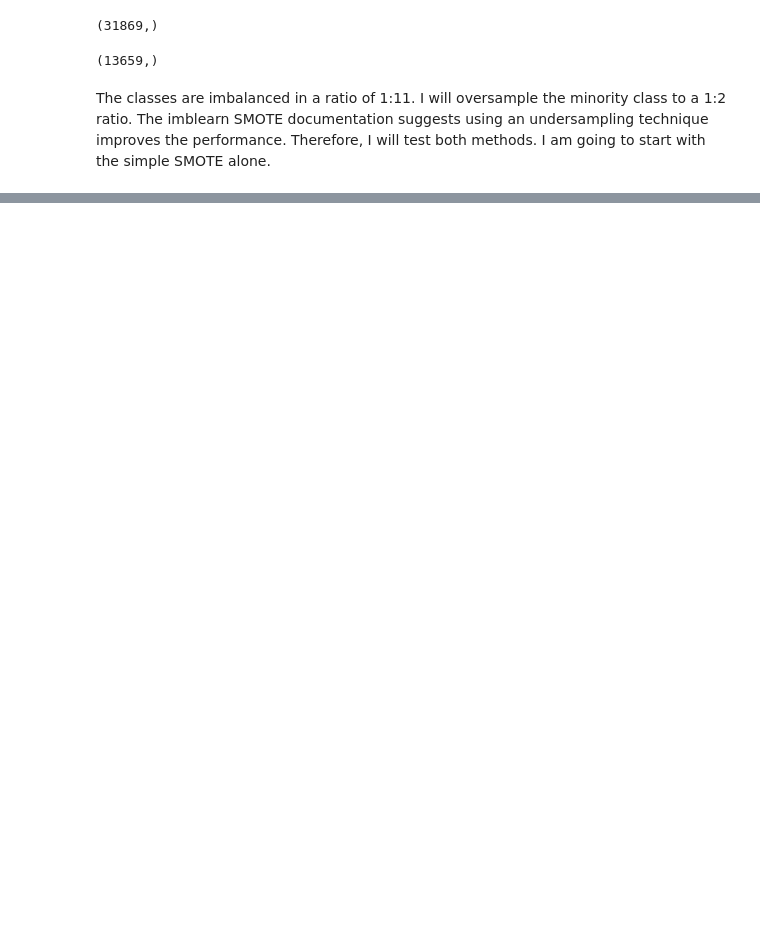
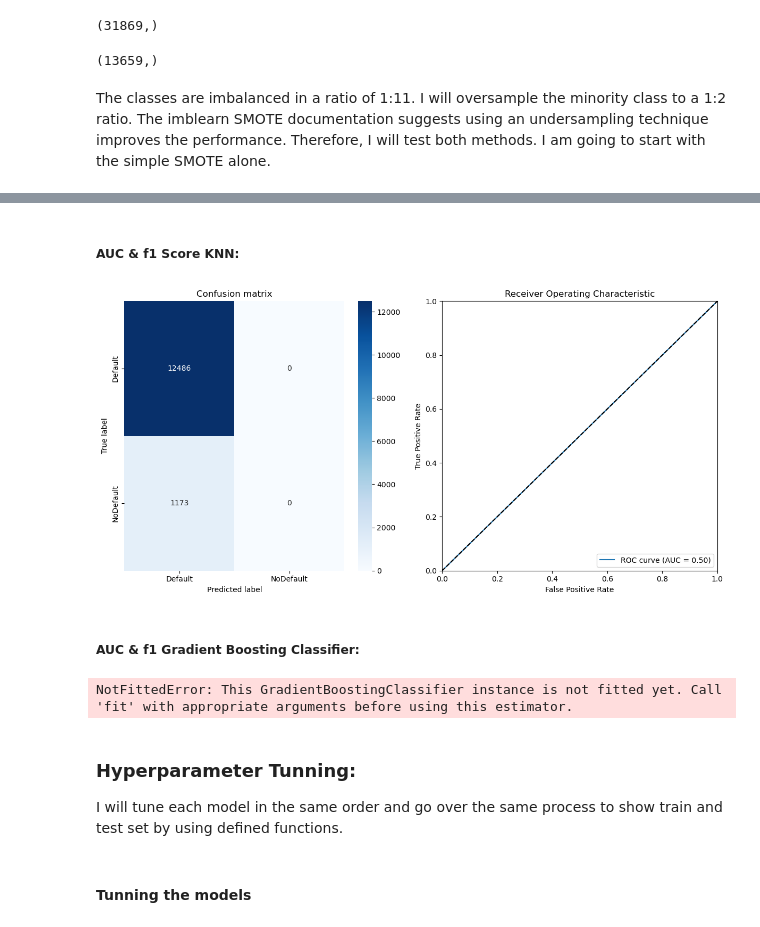
Before and after one commit to CamiloDS16/Project-2-AmEx-Credit-Card-Default-, a Jupyter notebook: Project-2-AmEx-Credit-Card-Default-/notebooks/modeling_amex.ipynb, the cells around one changed output, grey strips where cells are left out. Cells and saved outputs as stored; diff of their text form; code cells hidden in the pictures; blank space fills up the shorter version.

```diff
--- a/Project-2-AmEx-Credit-Card-Default-/notebooks/modeling_amex.ipynb
+++ b/Project-2-AmEx-Credit-Card-Default-/notebooks/modeling_amex.ipynb
@@ -575,0 +364,24 @@ Confusion matrix, without normalization
+# %% [markdown]
+##### AUC & f1 Score KNN:
+# %%
+# defining y_pred for visualization
+y_pred_knn = knn_model.predict(X_test)
+# using previous defined function for visualization
+plot_cm_auc(y_test, y_pred_knn, classes=['Default', 'NoDefault'])
+# %% [output]
+[figure, added]
+# %% [markdown]
+##### AUC & f1 Gradient Boosting Classifier:
+# %%
+# defining y_pred for visualization
+y_pred_gbc = gbc_model.predict(X_test)
+# using previous defined function for visualization
+plot_cm_auc(y_test, y_pred_gbc, classes=['Default', 'NoDefault'])
+# %% [output]
+NotFittedError: This GradientBoostingClassifier instance is not fitted yet. Call 'fit' with appropriate arguments before using this estimator.
+# %% [markdown]
+### **Hyperparameter Tunning:**
+
+I will tune each model in the same order and go over the same process to show train and test set by using defined functions.
+# %% [markdown]
+#### Tunning the models
```
Also changed, not shown: parts of 85 cells of this notebook.
